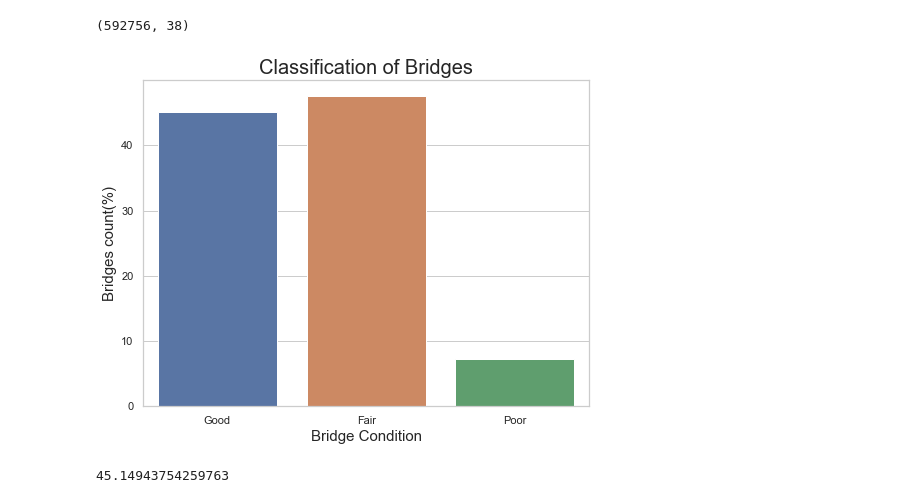
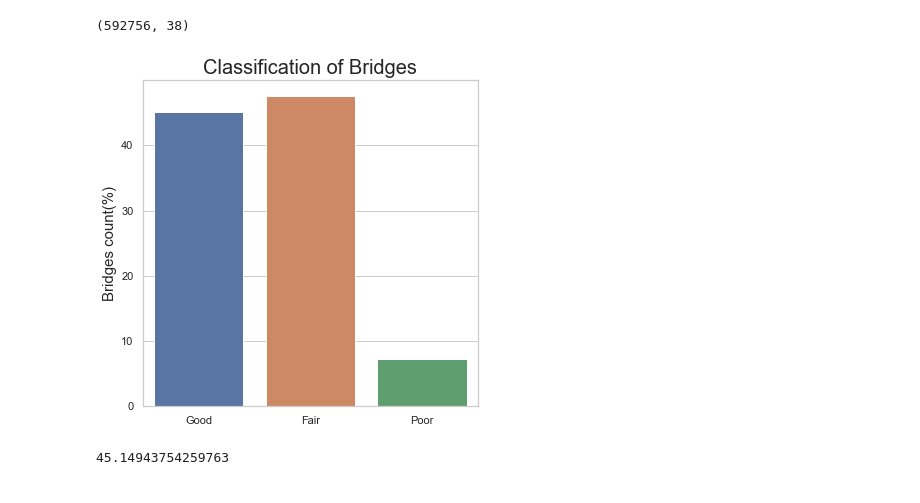
Before and after one commit to Milenaafeworki/Bridges-Condition-Classification, a Jupyter notebook: Visualizations.ipynb, the cells around one changed output. Saved outputs shown, nothing was run; the diff lists cells and outputs as text; code cells hidden in the pictures.

```diff
--- a/Visualizations.ipynb
+++ b/Visualizations.ipynb
@@ -96,6 +96,6 @@ df.loc[df['state']=='  Pennsylvania']
 | 1977 | Pennsylvania | 000000000016475 | 9 | 6 | 0 | 0 | 3.0 | 63.0 | ... |
 19555 rows × 38 columns
 # %%
-df['state'] = df['state'].replace(' Pennsylvania', 'Pennsylvania')
-df['state'] = df['state'].replace('  Pennsylvania', 'Pennsylvania')
+# df['state'] = df['state'].replace(' Pennsylvania', 'Pennsylvania')
+# df['state'] = df['state'].replace('  Pennsylvania', 'Pennsylvania')
 # %%
@@ -121,19 +121,17 @@ df.shape
 # %%
 #plot number of bridges according to condition
 percent = df['bridge_condition'].value_counts(normalize=True)*100
 condition = ['Good', 'Fair', 'Poor']
+
 sns.set_theme(style="whitegrid")
-plt.figure(figsize=(8,6))
-# sns.histplot(percent);
+
+plt.figure(figsize=(6,6))
 sns.barplot(x=condition, y=percent[condition].values)
 plt.title('Classification of Bridges', fontsize=20)
 plt.ylabel('Bridges count(%)',fontsize=15)
-plt.xlabel('Bridge Condition',fontsize=15)
-
-# plt.gca().yaxis.set_major_formatter(PercentFormatter(590000))
 plt.show()
 # %% [output]
-[figure, old version]
+[figure, new version]
 # %%
 percent['Good']
 # %% [output]
```
Also changed, not shown: parts of 20 cells of this notebook, 2 other files.
